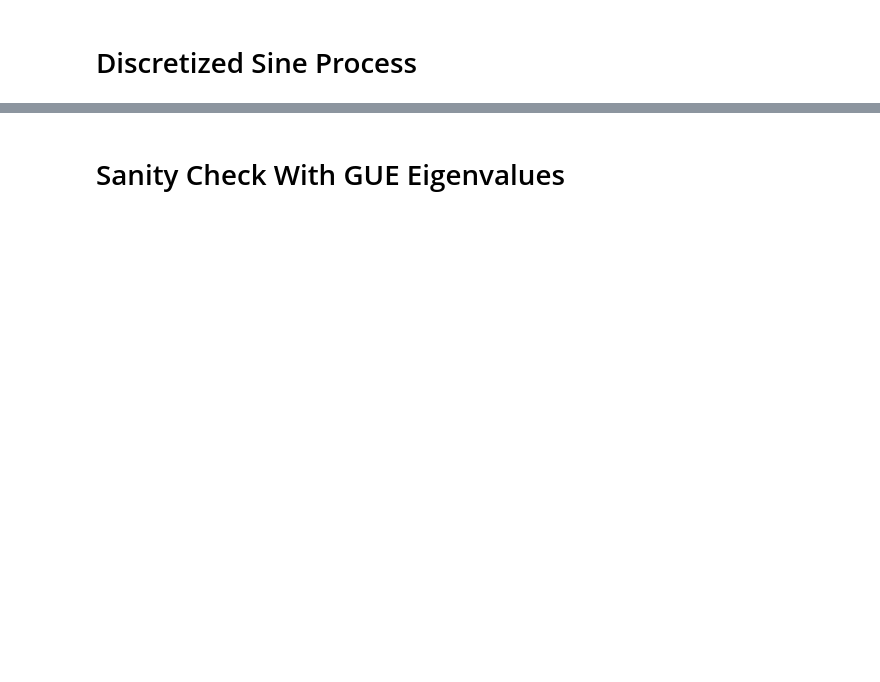
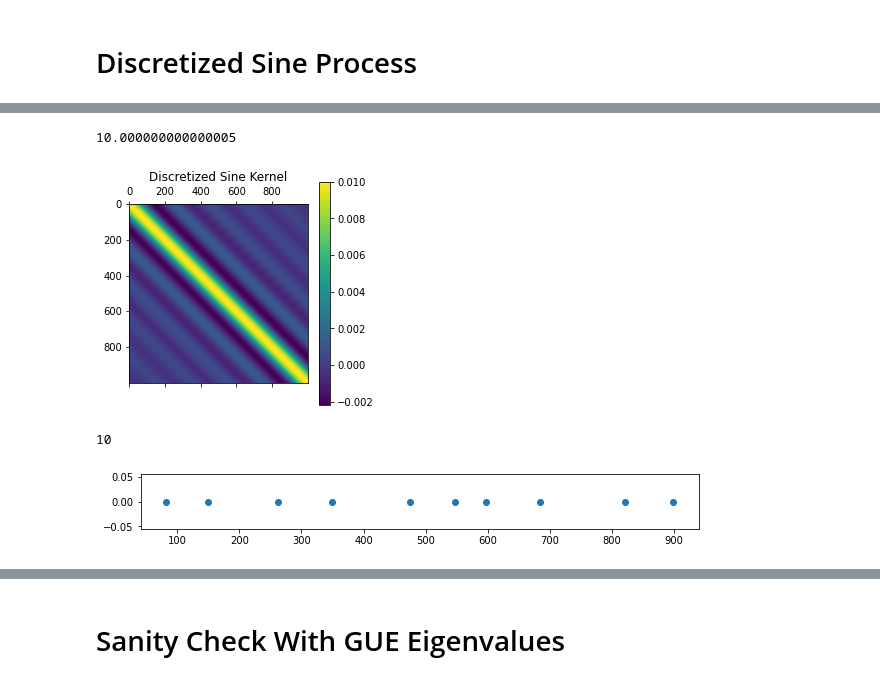
Before and after one commit to SamKirkiles/Determinantal-Point-Process-Sampling, a Jupyter notebook: Determinantal Point Processes.ipynb, the cells around one changed output, grey strips where cells are left out. Saved outputs shown, nothing was run; the diff lists cells and outputs as text; code cells hidden in the pictures; blank space fills up the shorter version.

```diff
--- a/Determinantal Point Processes.ipynb
+++ b/Determinantal Point Processes.ipynb
@@ -171,3 +199,48 @@ print(samples)
+# %%
+n = 1000
+
+def Si(x):
+    try:
+        upper = sici(x)[0]
+    except:
+        upper = sici(x)
+    return upper
+
+def integral_Si(x):
+    return math.cos(x) + x*Si(x)
+
+def compute_sine_kernel_entry(a,b,c,d):
+    return (integral_Si(math.pi*(c-b))-integral_Si(math.pi*(c-a)) - (integral_Si(math.pi*(d-b))- integral_Si(math.pi*(d-a))))/((math.pi**2)*(b-a)*(d-c))
+
+r =[-5,5]
+slice_size = (max(r)-min(r))/n
+
+# determine # of slices
+n_slices = int((max(r)-min(r))/slice_size +1)
+
+# split the range
+x_part = np.linspace(*r, n_slices)
+y_part = np.linspace(*r, n_slices)
+
+kernel = np.array([[compute_sine_kernel_entry(x_part[i],x_part[i+1],y_part[j],y_part[j+1]) for i in range(len(x_part)-1)] for j in range(len(y_part)-1)])
+kernel = (max(r)-min(r))/np.trace(kernel) * kernel
+
+print(np.trace(kernel))
+
+plt.matshow(np.array(kernel))
+plt.colorbar()
+plt.title("Discretized Sine Kernel")
+plt.show()
+
+samples,_ = sampling_algorithm_1(np.array(kernel))
+fig = plt.figure(figsize=(10,1))
+plt.scatter(samples,np.zeros(len(samples)))
+print(len(samples))
+# %% [output]
+10.000000000000005
+[figure, added]
+10
+[figure, added]
 # %%
 def sine_kernel(x,y):
     return math.sin(math.pi*(x-y))/(math.pi*(x-y))
```
Also changed, not shown: parts of 7 cells of this notebook.
